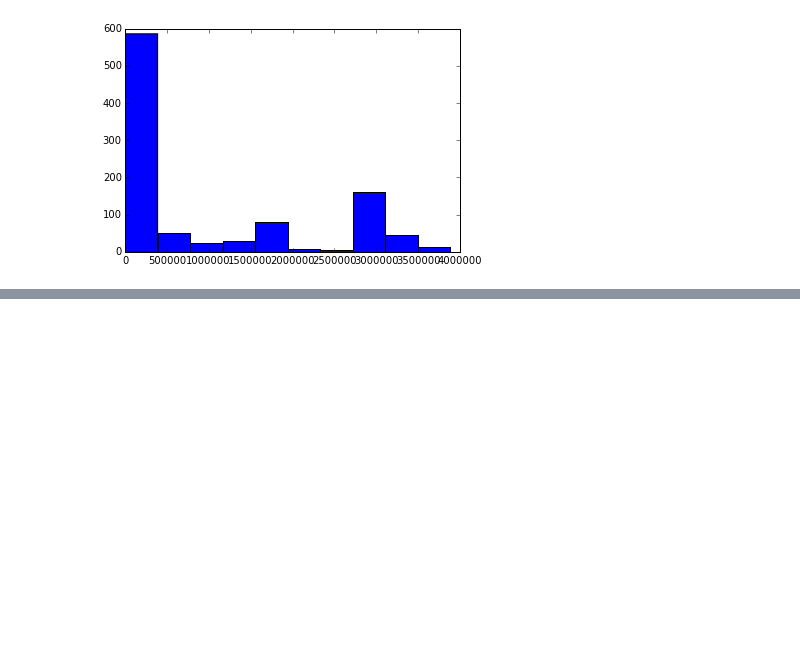
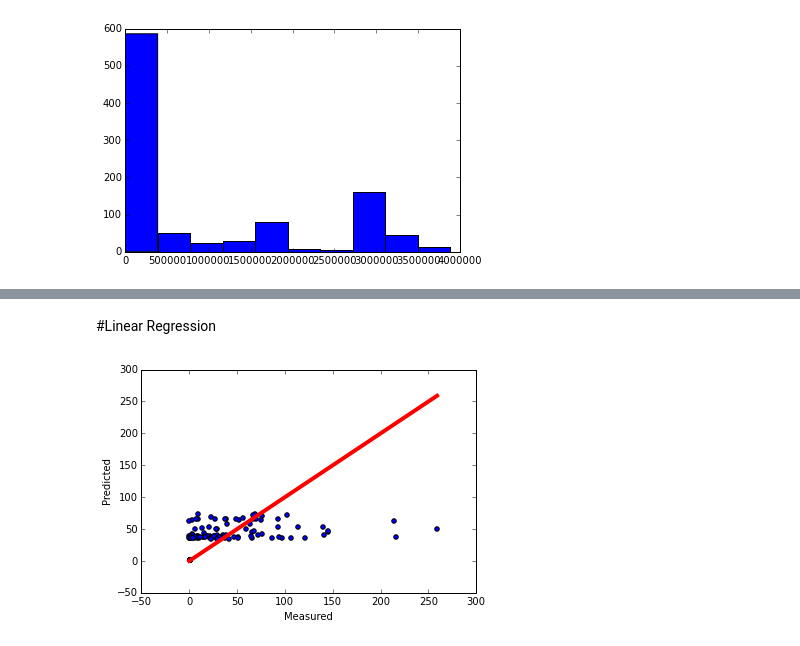
Before and after one commit to InaChenjia/datalab, a Jupyter notebook: egonetwork/regression.ipynb, the cells around one changed output, grey strips where cells are left out. Cells and saved outputs as stored; diff of their text form; code cells hidden in the pictures; blank space fills up the shorter version.

```diff
--- a/egonetwork/regression.ipynb
+++ b/egonetwork/regression.ipynb
@@ -82,0 +62,31 @@ plt.hist(map(lambda i: int(i), eg3sizes))
+# %% [markdown]
+#Linear Regression
+# %%
+from sklearn.cross_validation import cross_val_predict
+from sklearn import linear_model
+import matplotlib.pyplot as plt
+import numpy as np
+%matplotlib inline
+
+lr = linear_model.LinearRegression()
+#X = np.array(map(lambda i,j: [int(i),int(j)], eg3sizes, consume_amt))
+X = np.array(map(lambda i: int(i), eg3sizes))
+y = np.array(map(lambda i: int(i), consume_amt))
+
+X = np.array(map(lambda x: (int(x),1), X))
+y = np.array(map(lambda x: (int(x),1), y))
+
+# cross_val_predict returns an array of the same size as `y` where each entry
+# is a prediction obtained by cross validated:
+predicted = cross_val_predict(lr, X, y, cv=10)
+
+fig, ax = plt.subplots()
+ax.scatter(y, predicted)
+ax.plot([y.min(), y.max()], [y.min(), y.max()], 'r-', lw=4)
+ax.set_xlabel('Measured')
+ax.set_ylabel('Predicted')
+#plt.xscale('log')
+#plt.yscale('log')
+plt.show()
+# %% [output]
+[figure, added]
```
Also changed, not shown: parts of 21 cells of this notebook, 19 other files.
